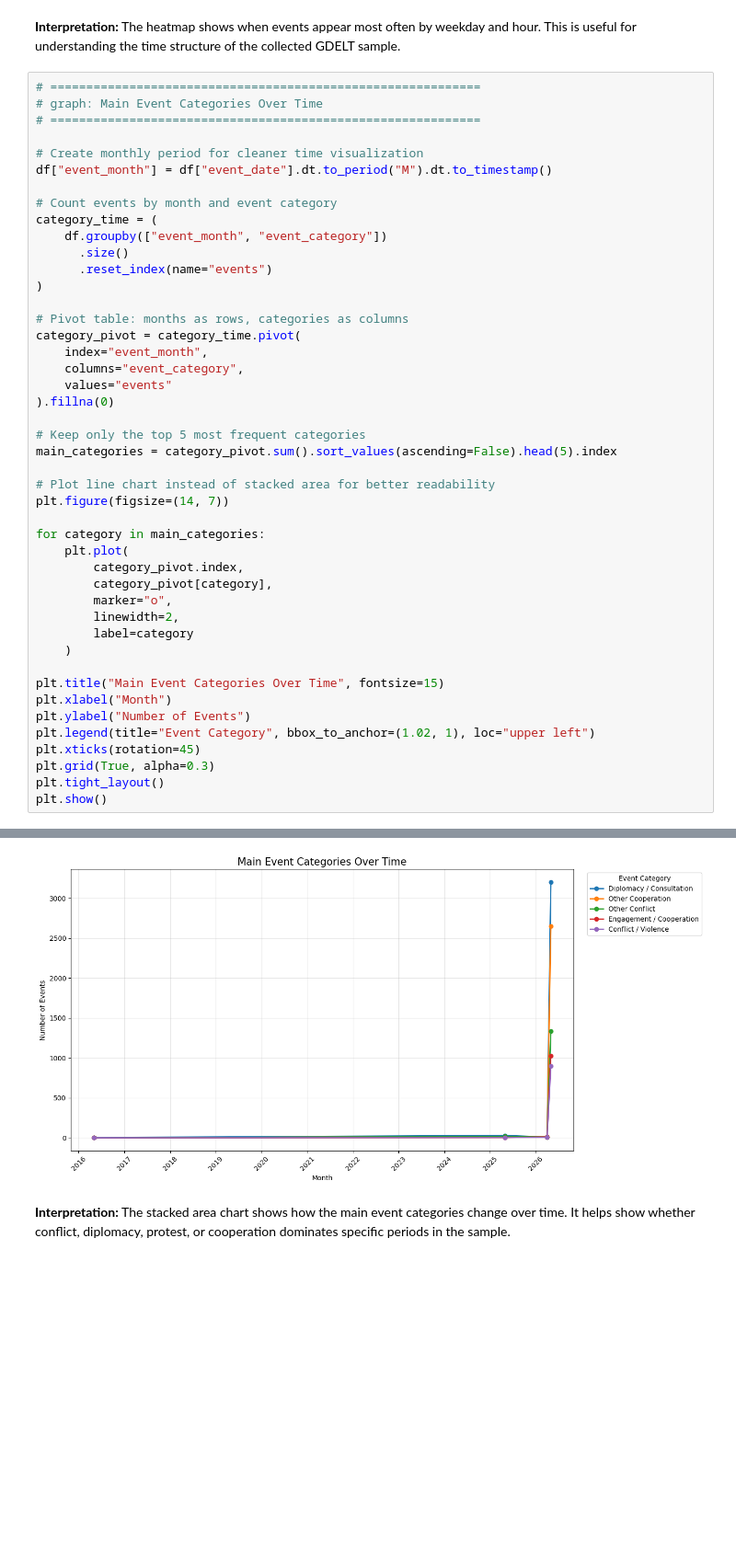
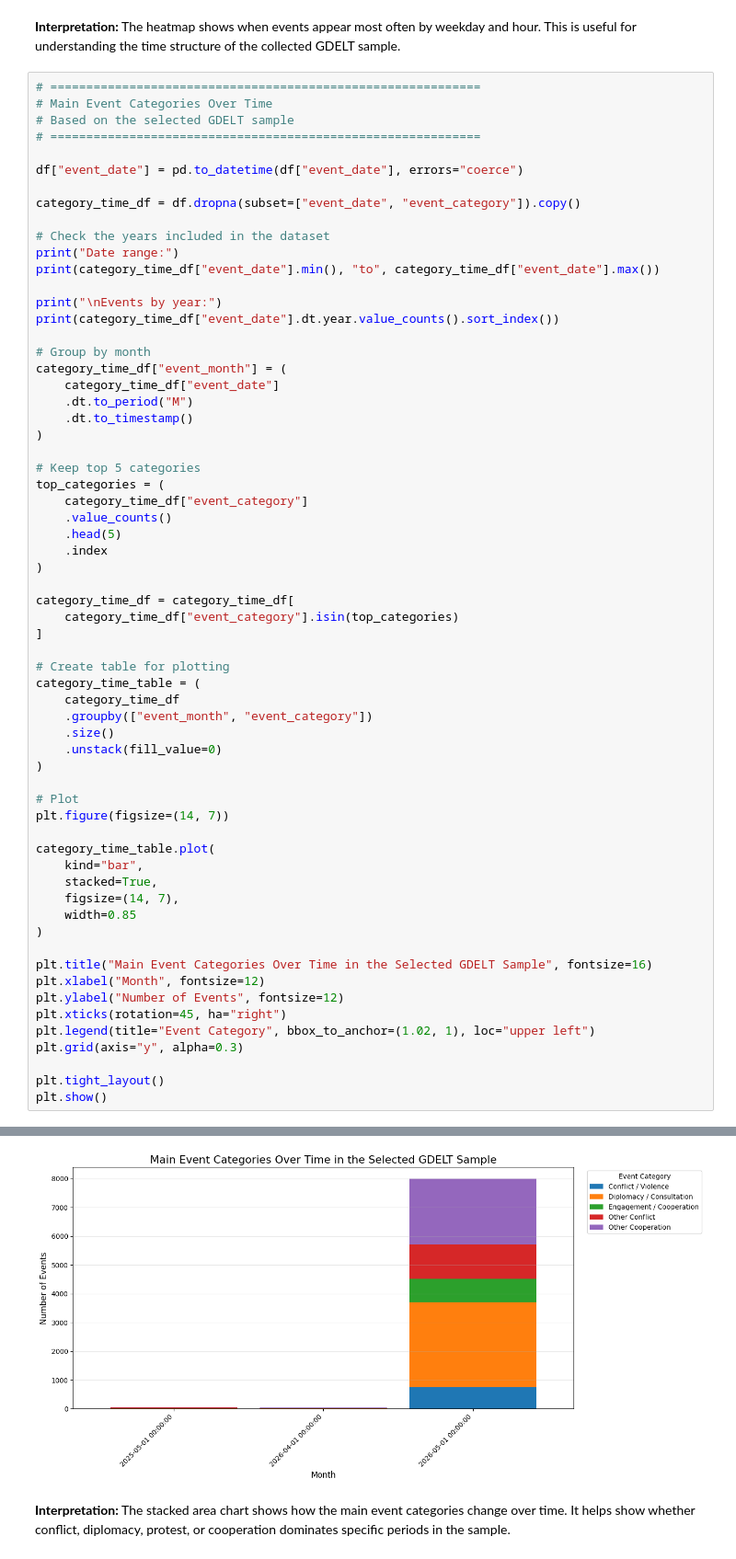
Before and after one commit to Beltinaa/world_mood_map_notebook, a Jupyter notebook: world_mood_map_notebook.ipynb, the cells around one changed output, grey strips where cells are left out. Shown at 92% size. Drawn from its saved outputs; the diff is of its cells as text; blank space fills up the shorter version.

```diff
--- a/world_mood_map_notebook.ipynb
+++ b/world_mood_map_notebook.ipynb
@@ -907,47 +916,65 @@ plt.show()
 **Interpretation:** The heatmap shows when events appear most often by weekday and hour. This is useful for understanding the time structure of the collected GDELT sample.
 # %%
 # ============================================================
-# graph: Main Event Categories Over Time
+# Main Event Categories Over Time
+# Based on the selected GDELT sample
 # ============================================================
 
-# Create monthly period for cleaner time visualization
-df["event_month"] = df["event_date"].dt.to_period("M").dt.to_timestamp()
+df["event_date"] = pd.to_datetime(df["event_date"], errors="coerce")
 
-# Count events by month and event category
-category_time = (
-    df.groupby(["event_month", "event_category"])
-      .size()
-      .reset_index(name="events")
+category_time_df = df.dropna(subset=["event_date", "event_category"]).copy()
+
+# Check the years included in the dataset
+print("Date range:")
+print(category_time_df["event_date"].min(), "to", category_time_df["event_date"].max())
+
+print("\nEvents by year:")
+print(category_time_df["event_date"].dt.year.value_counts().sort_index())
+
+# Group by month
+category_time_df["event_month"] = (
+    category_time_df["event_date"]
+    .dt.to_period("M")
+    .dt.to_timestamp()
 )
 
-# Pivot table: months as rows, categories as columns
-category_pivot = category_time.pivot(
-    index="event_month",
-    columns="event_category",
-    values="events"
-).fillna(0)
+# Keep top 5 categories
+top_categories = (
+    category_time_df["event_category"]
+    .value_counts()
+    .head(5)
+    .index
+)
 
-# Keep only the top 5 most frequent categories
-main_categories = category_pivot.sum().sort_values(ascending=False).head(5).index
+category_time_df = category_time_df[
+    category_time_df["event_category"].isin(top_categories)
+]
 
-# Plot line chart instead of stacked area for better readability
+# Create table for plotting
+category_time_table = (
+    category_time_df
+    .groupby(["event_month", "event_category"])
+    .size()
+    .unstack(fill_value=0)
+)
+
+# Plot
 plt.figure(figsize=(14, 7))
 
-for category in main_categories:
-    plt.plot(
-        category_pivot.index,
-        category_pivot[category],
-        marker="o",
-        linewidth=2,
-        label=category
-    )
+category_time_table.plot(
+    kind="bar",
+    stacked=True,
+    figsize=(14, 7),
+    width=0.85
+)
 
-plt.title("Main Event Categories Over Time", fontsize=15)
-plt.xlabel("Month")
-plt.ylabel("Number of Events")
+plt.title("Main Event Categories Over Time in the Selected GDELT Sample", fontsize=16)
+plt.xlabel("Month", fontsize=12)
+plt.ylabel("Number of Events", fontsize=12)
+plt.xticks(rotation=45, ha="right")
 plt.legend(title="Event Category", bbox_to_anchor=(1.02, 1), loc="upper left")
-plt.xticks(rotation=45)
-plt.grid(True, alpha=0.3)
+plt.grid(axis="y", alpha=0.3)
+
 plt.tight_layout()
 plt.show()
 # %% [output]
@@ -954,4 +990,4 @@ plt.show()
-[figure, old version]
+[figure, new version]
 # %% [markdown]
 **Interpretation:** The stacked area chart shows how the main event categories change over time. It helps show whether conflict, diplomacy, protest, or cooperation dominates specific periods in the sample.
 # %% [markdown]
```
Also changed, not shown: parts of 2 cells of this notebook.
